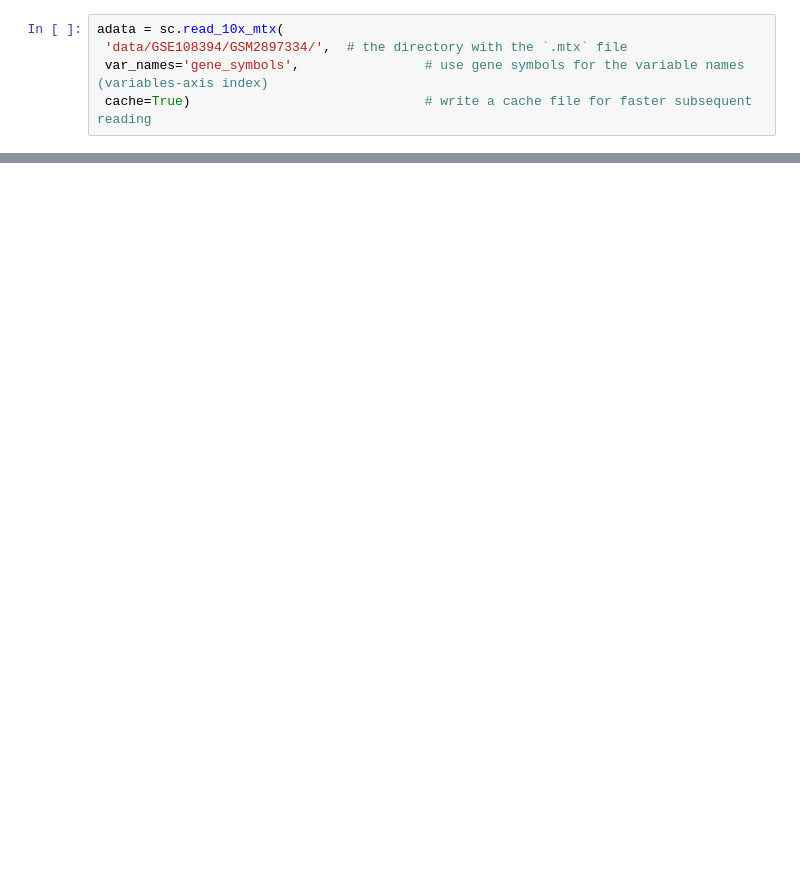
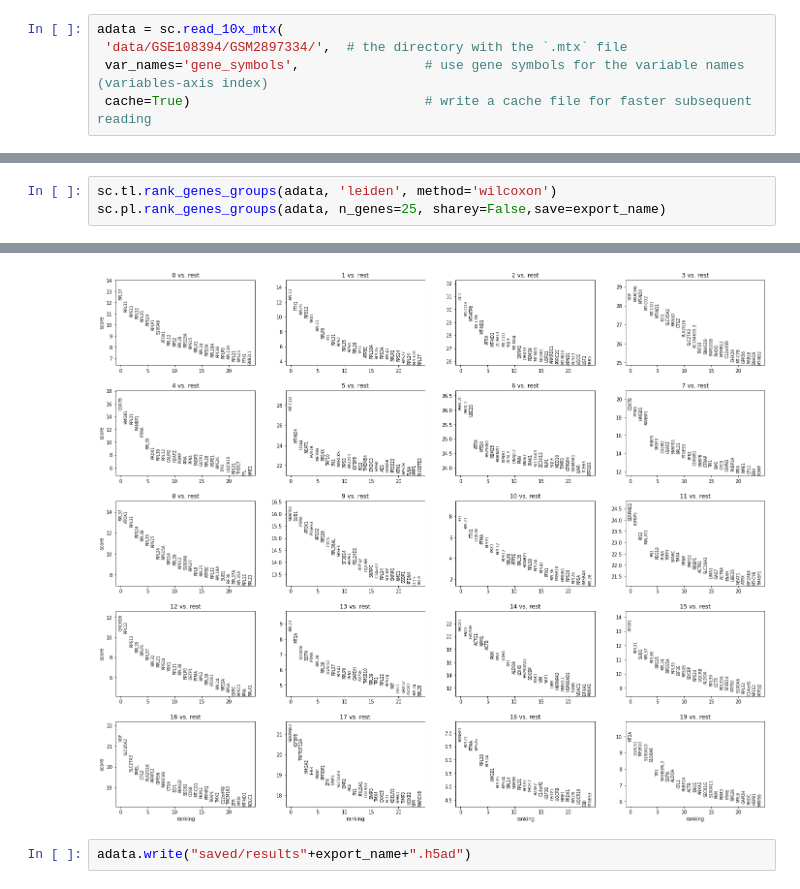
Before and after one commit to juychen/trainsource, a Jupyter notebook: traintarget.ipynb, the cells around one changed output, grey strips where cells are left out. Drawn from its saved outputs; the diff is of its cells as text; blank space fills up the shorter version.

```diff
--- a/traintarget.ipynb
+++ b/traintarget.ipynb
@@ -89,0 +200,4 @@ sc.pl.highly_variable_genes(adata,)
+# %%
+sc.tl.rank_genes_groups(adata, 'leiden', method='wilcoxon')
+sc.pl.rank_genes_groups(adata, n_genes=25, sharey=False,save=export_name)
+# %% [output]
@@ -89,0 +205,3 @@ sc.pl.highly_variable_genes(adata,)
+[figure, added]
+# %%
+adata.write("saved/results"+export_name+".h5ad")
```
Also changed, not shown: parts of 23 cells of this notebook, 1 other file.
